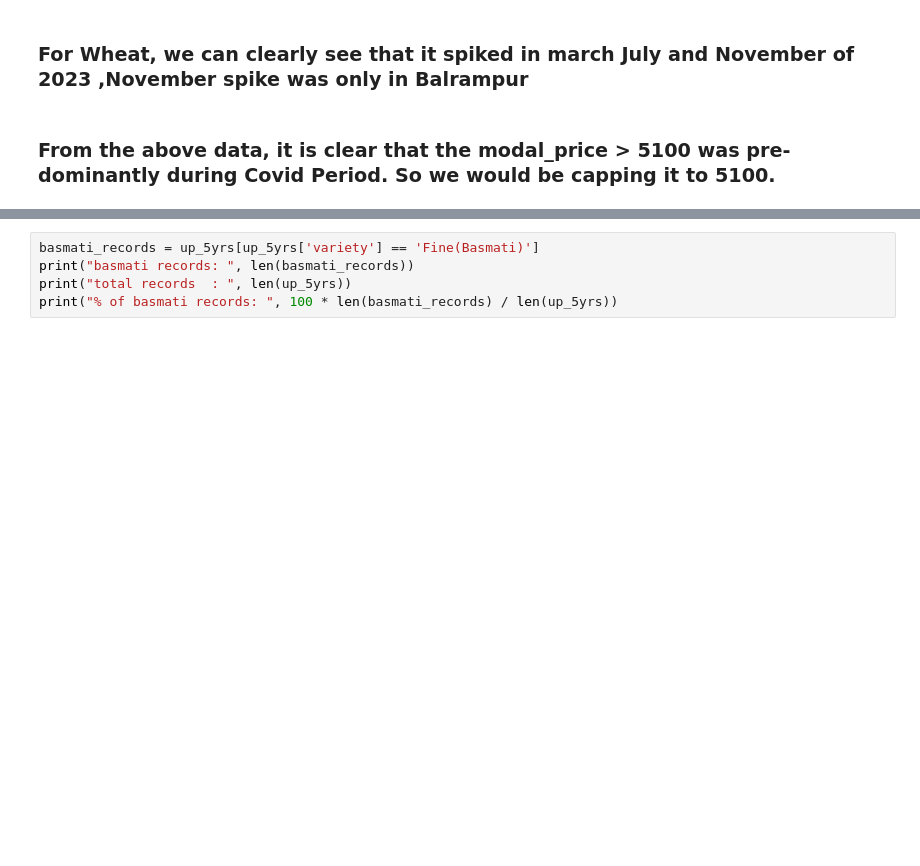
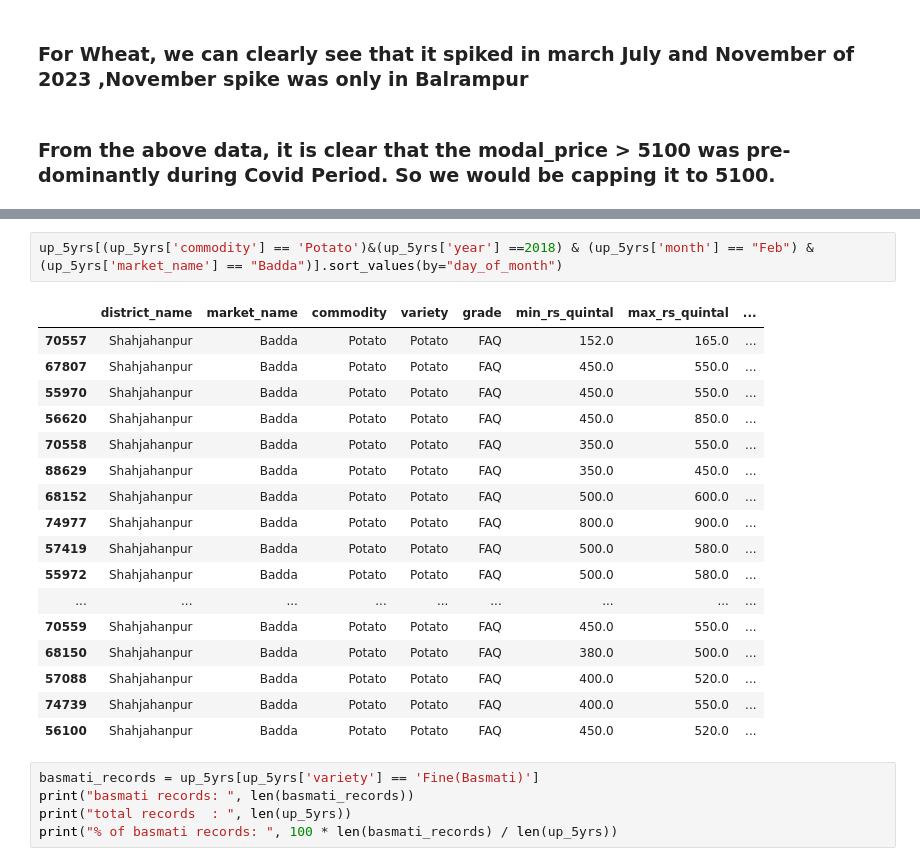
Before and after one commit to mashriram/sih_2024, a Jupyter notebook: src/02_pre_processing.ipynb, the cells around one changed output, grey strips where cells are left out. Cells and saved outputs as stored; diff of their text form; blank space fills up the shorter version.

```diff
--- a/src/02_pre_processing.ipynb
+++ b/src/02_pre_processing.ipynb
@@ -194,3 +230,23 @@ up_5yrs[(up_5yrs['modal_rs_quintal'] > 4000) & (up_5yrs['commodity'] == 'Potato'
+# %%
+up_5yrs[(up_5yrs['commodity'] == 'Potato')&(up_5yrs['year'] ==2018) & (up_5yrs['month'] == "Feb") & (up_5yrs['market_name'] == "Badda")].sort_values(by="day_of_month")
+# %% [output]
+|  | district_name | market_name | commodity | variety | grade | min_rs_quintal | max_rs_quintal | ... |
+| 70557 | Shahjahanpur | Badda | Potato | Potato | FAQ | 152.0 | 165.0 | ... |
+| 67807 | Shahjahanpur | Badda | Potato | Potato | FAQ | 450.0 | 550.0 | ... |
+| 55970 | Shahjahanpur | Badda | Potato | Potato | FAQ | 450.0 | 550.0 | ... |
+| 56620 | Shahjahanpur | Badda | Potato | Potato | FAQ | 450.0 | 850.0 | ... |
+| 70558 | Shahjahanpur | Badda | Potato | Potato | FAQ | 350.0 | 550.0 | ... |
+| 88629 | Shahjahanpur | Badda | Potato | Potato | FAQ | 350.0 | 450.0 | ... |
+| 68152 | Shahjahanpur | Badda | Potato | Potato | FAQ | 500.0 | 600.0 | ... |
+| 74977 | Shahjahanpur | Badda | Potato | Potato | FAQ | 800.0 | 900.0 | ... |
+| 57419 | Shahjahanpur | Badda | Potato | Potato | FAQ | 500.0 | 580.0 | ... |
+| 55972 | Shahjahanpur | Badda | Potato | Potato | FAQ | 500.0 | 580.0 | ... |
+| ... | ... | ... | ... | ... | ... | ... | ... | ... |
+| 70559 | Shahjahanpur | Badda | Potato | Potato | FAQ | 450.0 | 550.0 | ... |
+| 68150 | Shahjahanpur | Badda | Potato | Potato | FAQ | 380.0 | 500.0 | ... |
+| 57088 | Shahjahanpur | Badda | Potato | Potato | FAQ | 400.0 | 520.0 | ... |
+| 74739 | Shahjahanpur | Badda | Potato | Potato | FAQ | 400.0 | 550.0 | ... |
+| 56100 | Shahjahanpur | Badda | Potato | Potato | FAQ | 450.0 | 520.0 | ... |
 # %%
 basmati_records = up_5yrs[up_5yrs['variety'] == 'Fine(Basmati)']
 print("basmati records: ", len(basmati_records))
```
Also changed, not shown: parts of 7 cells of this notebook.
